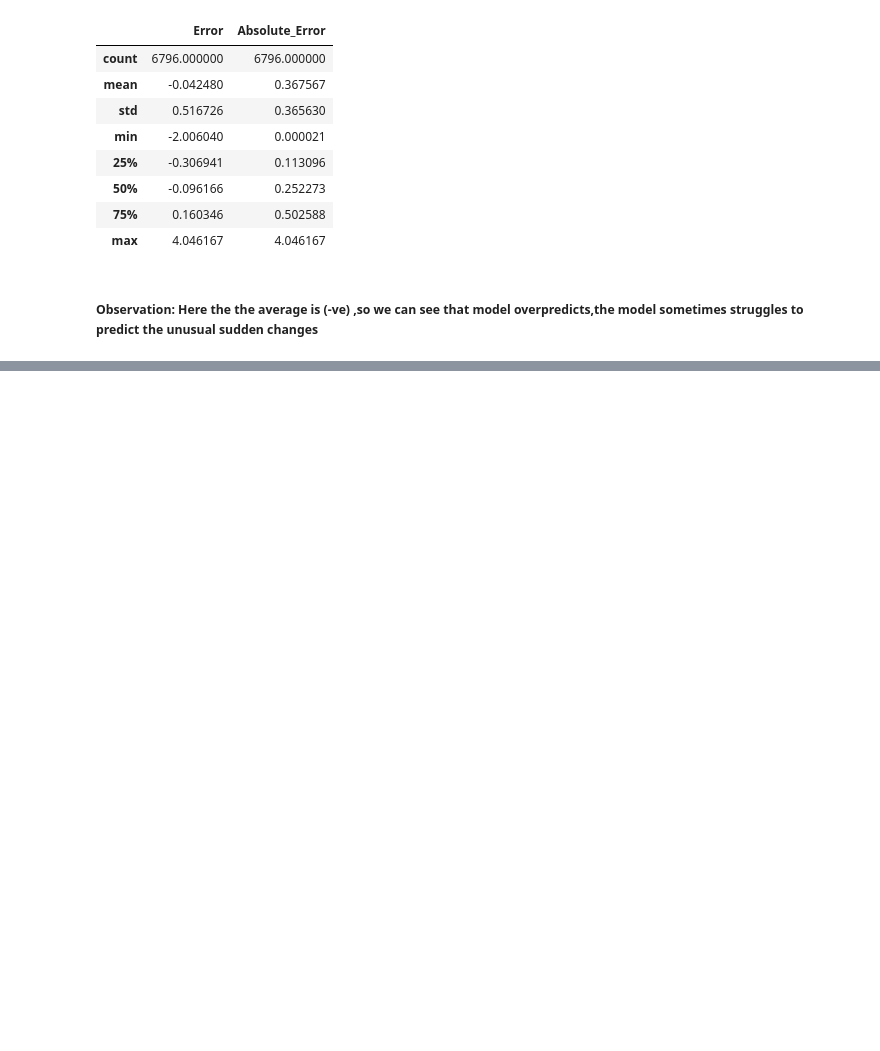
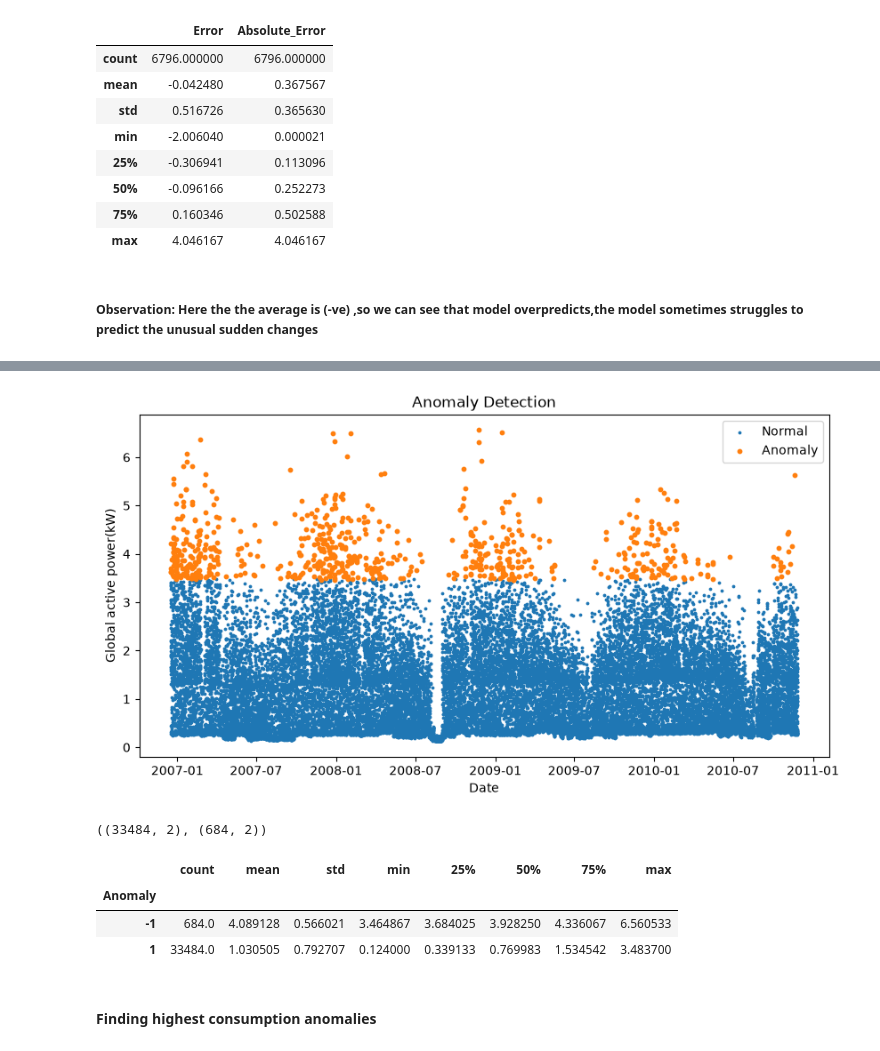
Before and after one commit to Shinoji24/explainable-household-electricity-forecasting, a Jupyter notebook: household_electricity_forecasting.ipynb, the cells around one changed output, grey strips where cells are left out. Saved outputs shown, nothing was run; the diff lists cells and outputs as text; code cells hidden in the pictures; blank space fills up the shorter version.

```diff
--- a/household_electricity_forecasting.ipynb
+++ b/household_electricity_forecasting.ipynb
@@ -1432,0 +1474,3 @@ prediction_df[['Error','Absolute_Error']].describe()
+# %%
+anomaly_df['Anomaly'] = isolation_df.predict(anomaly_df)
+anomaly_df
@@ -1432,0 +1496,2 @@ prediction_df[['Error','Absolute_Error']].describe()
+# %%
+anomaly_df.drop(columns=['Anomalies'],inplace=True)
@@ -1432,0 +1522,3 @@ prediction_df[['Error','Absolute_Error']].describe()
+# %%
+anomalies = anomaly_df[anomaly_df['Anomaly'] == -1]
+anomalies.head(10)
@@ -1432,0 +1538,26 @@ prediction_df[['Error','Absolute_Error']].describe()
+# %%
+normal = anomaly_df[anomaly_df['Anomaly']==1]
+# %%
+plt.figure(figsize=(10,5))
+plt.scatter(normal.index,normal['Global_active_power'],label= 'Normal',s=3)
+plt.scatter(anomalies.index,anomalies['Global_active_power'],label = 'Anomaly',s=10)
+plt.xlabel("Date")
+plt.ylabel('Global active power(kW)')
+plt.title("Anomaly Detection")
+plt.legend()
+plt.show()
+# %% [output]
+[figure, added]
+# %%
+normal.shape, anomalies.shape
+# %% [output]
+((33484, 2), (684, 2))
+# %%
+anomaly_df.groupby('Anomaly')['Global_active_power'].describe()
+# %% [output]
+|  | count | mean | std | min | 25% | 50% | 75% | max |
+| Anomaly |  |  |  |  |  |  |  |  |
+| -1 | 684.0 | 4.089128 | 0.566021 | 3.464867 | 3.684025 | 3.928250 | 4.336067 | 6.560533 |
+| 1 | 33484.0 | 1.030505 | 0.792707 | 0.124000 | 0.339133 | 0.769983 | 1.534542 | 3.483700 |
+# %% [markdown]
+#### Finding highest consumption anomalies
```
Also changed, not shown: parts of 67 cells of this notebook, 7 other files.
